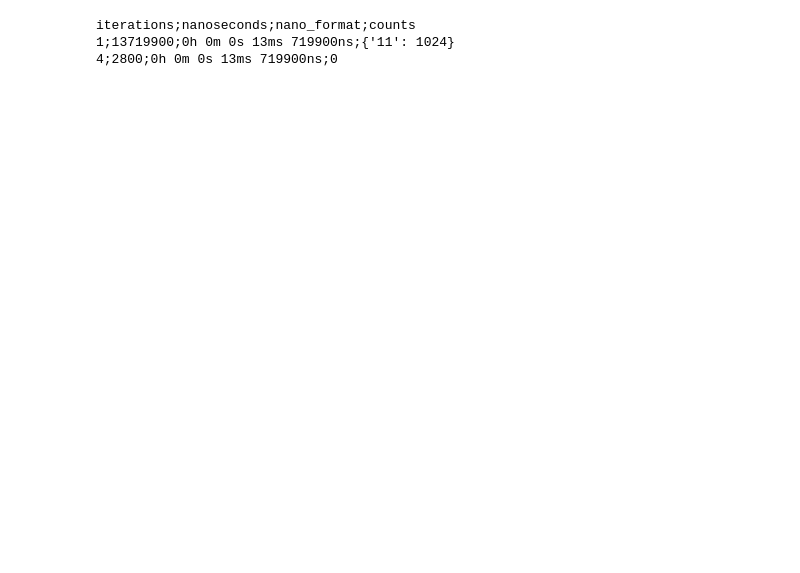
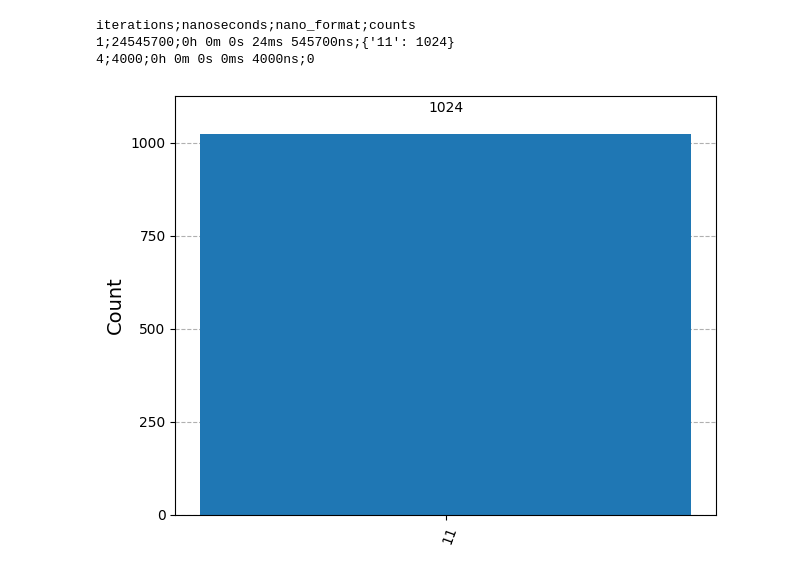
Before and after one commit to irajamuller/grover_experiments, a Jupyter notebook: grover_cenario1.ipynb, the cells around one changed output. Drawn from its saved outputs; the diff is of its cells as text; code cells hidden in the pictures; blank space fills up the shorter version.

```diff
--- a/grover_cenario1.ipynb
+++ b/grover_cenario1.ipynb
@@ -64,7 +64,7 @@ def execute(qc, shots=1024, fake=False):
   qc_t = transpile(qc)
   backend = AerSimulator() if not fake else FakeManilaV2()
 
-  result = backend.run(qc_t.decompose(), shots=shots).result()
+  result = backend.run(qc_t.decompose(), shots=shots, seed_simulator=42).result()
   return result.get_counts(), time.perf_counter_ns() - start
 
 def format(ns):
@@ -93,8 +93,12 @@ print('iterations;nanoseconds;nano_format;counts')
 print(f'{iterations};{duration};{format(duration)};{counts}')
 
 iterations, duration_linear_search = linear_search(n)
-print(f'{iterations};{duration_linear_search};{format(duration)};0')
+print(f'{iterations};{duration_linear_search};{format(duration_linear_search)};0')
 # %% [output]
 iterations;nanoseconds;nano_format;counts
-1;13719900;0h 0m 0s 13ms 719900ns;{'11': 1024}
-4;2800;0h 0m 0s 13ms 719900ns;0
+1;24545700;0h 0m 0s 24ms 545700ns;{'11': 1024}
+4;4000;0h 0m 0s 0ms 4000ns;0
+# %%
+plot_histogram(counts)
+# %% [output]
+[figure, added]
```
Also changed, not shown: parts of 3 cells of this notebook.
